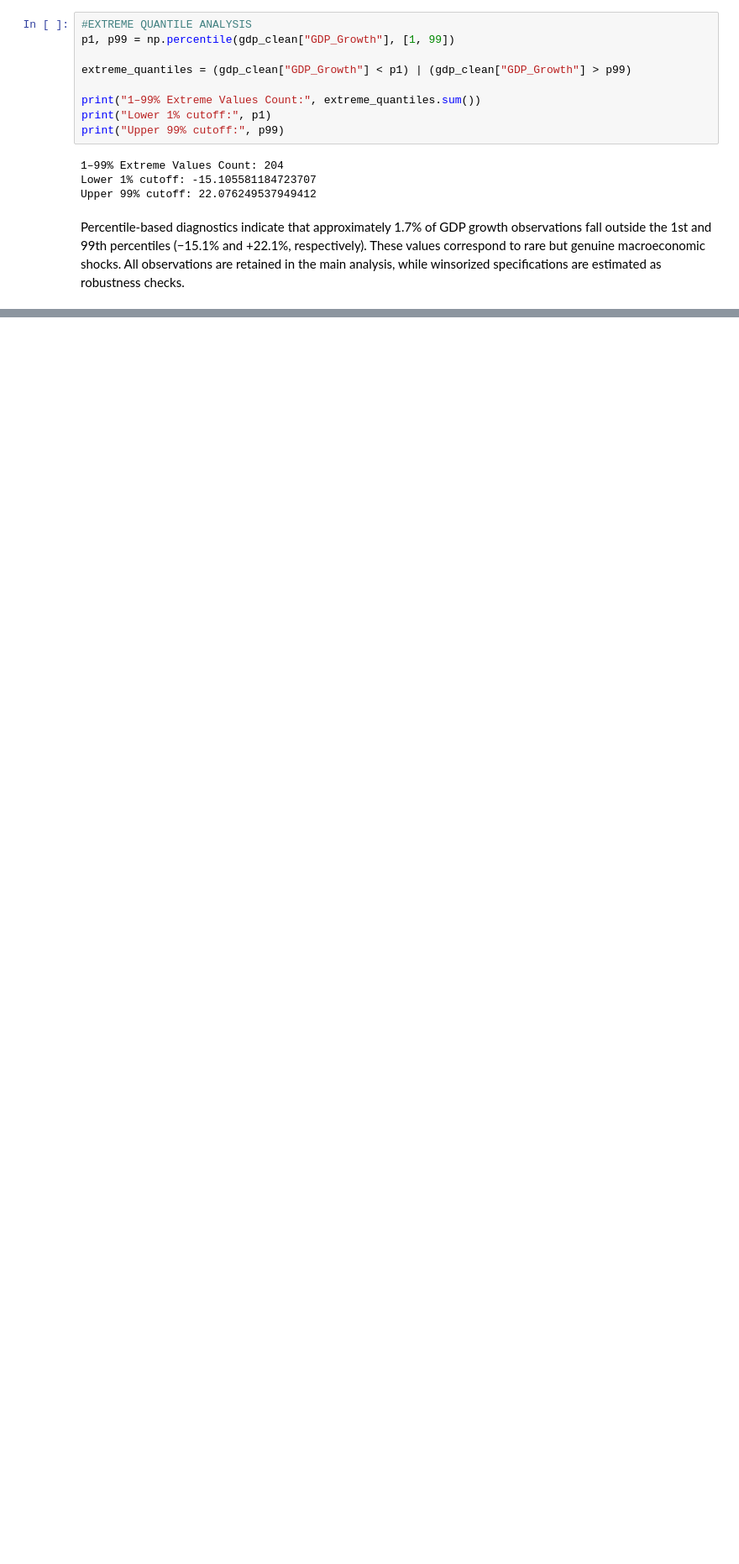
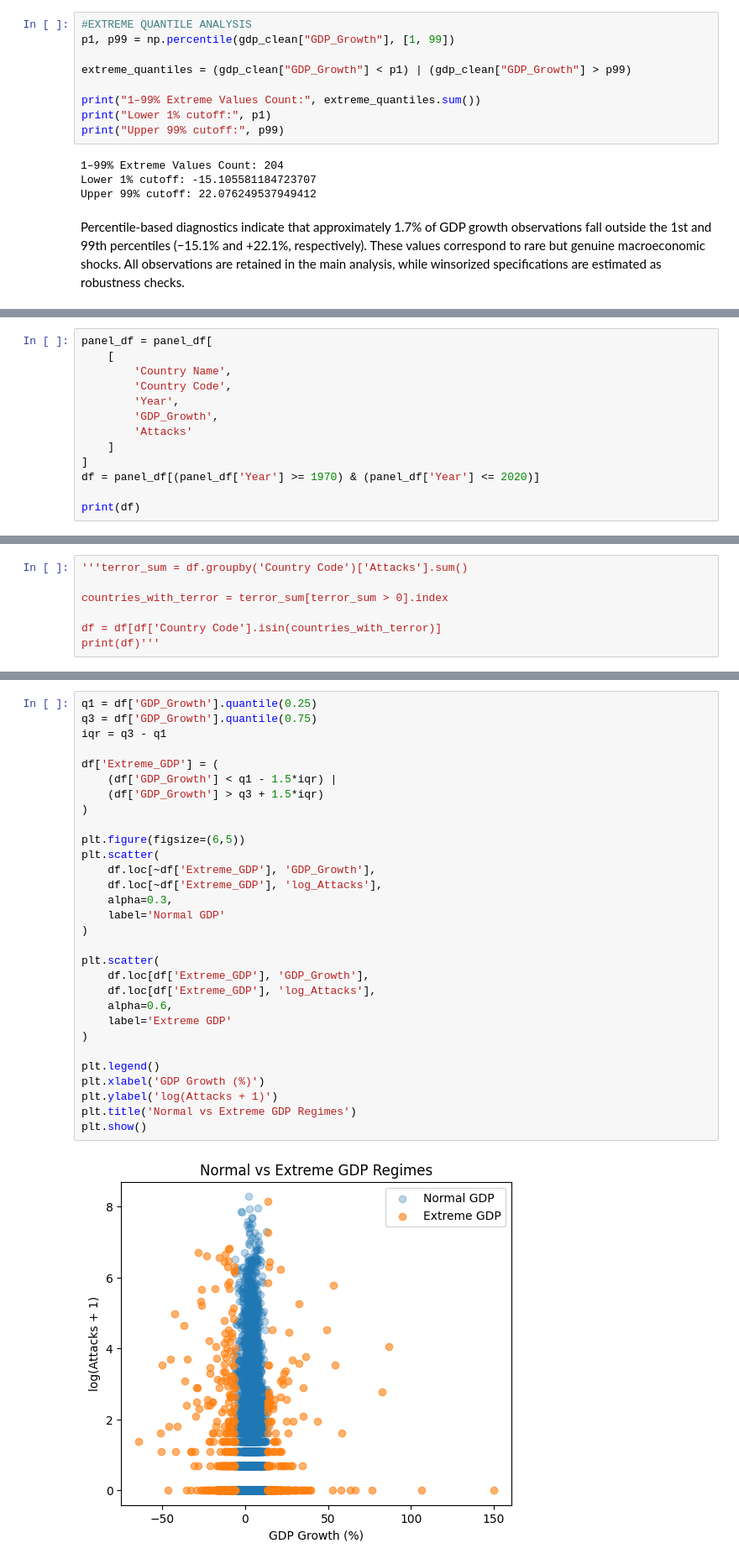
Before and after one commit to tanu-1403/TERRORISM-Numbers-behind-the-nightmare, a Jupyter notebook: GDP/GDP.ipynb, the cells around one changed output, grey strips where cells are left out. Shown at 84% size. Drawn from its saved outputs; the diff is of its cells as text; blank space fills up the shorter version.

Commit message:
GDP vs Terror

```diff
--- a/GDP/GDP.ipynb
+++ b/GDP/GDP.ipynb
@@ -266,0 +281,13 @@ Percentile-based diagnostics indicate that approximately 1.7% of GDP growth obse
+# %%
+panel_df = panel_df[
+    [
+        'Country Name',
+        'Country Code',
+        'Year',
+        'GDP_Growth',
+        'Attacks'
+    ]
+]
+df = panel_df[(panel_df['Year'] >= 1970) & (panel_df['Year'] <= 2020)]
+
+print(df)
@@ -266,0 +309,7 @@ Percentile-based diagnostics indicate that approximately 1.7% of GDP growth obse
+# %%
+'''terror_sum = df.groupby('Country Code')['Attacks'].sum()
+
+countries_with_terror = terror_sum[terror_sum > 0].index
+
+df = df[df['Country Code'].isin(countries_with_terror)]
+print(df)'''
@@ -266,0 +363,32 @@ Percentile-based diagnostics indicate that approximately 1.7% of GDP growth obse
+# %%
+q1 = df['GDP_Growth'].quantile(0.25)
+q3 = df['GDP_Growth'].quantile(0.75)
+iqr = q3 - q1
+
+df['Extreme_GDP'] = (
+    (df['GDP_Growth'] < q1 - 1.5*iqr) |
+    (df['GDP_Growth'] > q3 + 1.5*iqr)
+)
+
+plt.figure(figsize=(6,5))
+plt.scatter(
+    df.loc[~df['Extreme_GDP'], 'GDP_Growth'],
+    df.loc[~df['Extreme_GDP'], 'log_Attacks'],
+    alpha=0.3,
+    label='Normal GDP'
+)
+
+plt.scatter(
+    df.loc[df['Extreme_GDP'], 'GDP_Growth'],
+    df.loc[df['Extreme_GDP'], 'log_Attacks'],
+    alpha=0.6,
+    label='Extreme GDP'
+)
+
+plt.legend()
+plt.xlabel('GDP Growth (%)')
+plt.ylabel('log(Attacks + 1)')
+plt.title('Normal vs Extreme GDP Regimes')
+plt.show()
+# %% [output]
+[figure, added]
```
Also changed, not shown: parts of 9 cells of this notebook, 4 other files.
